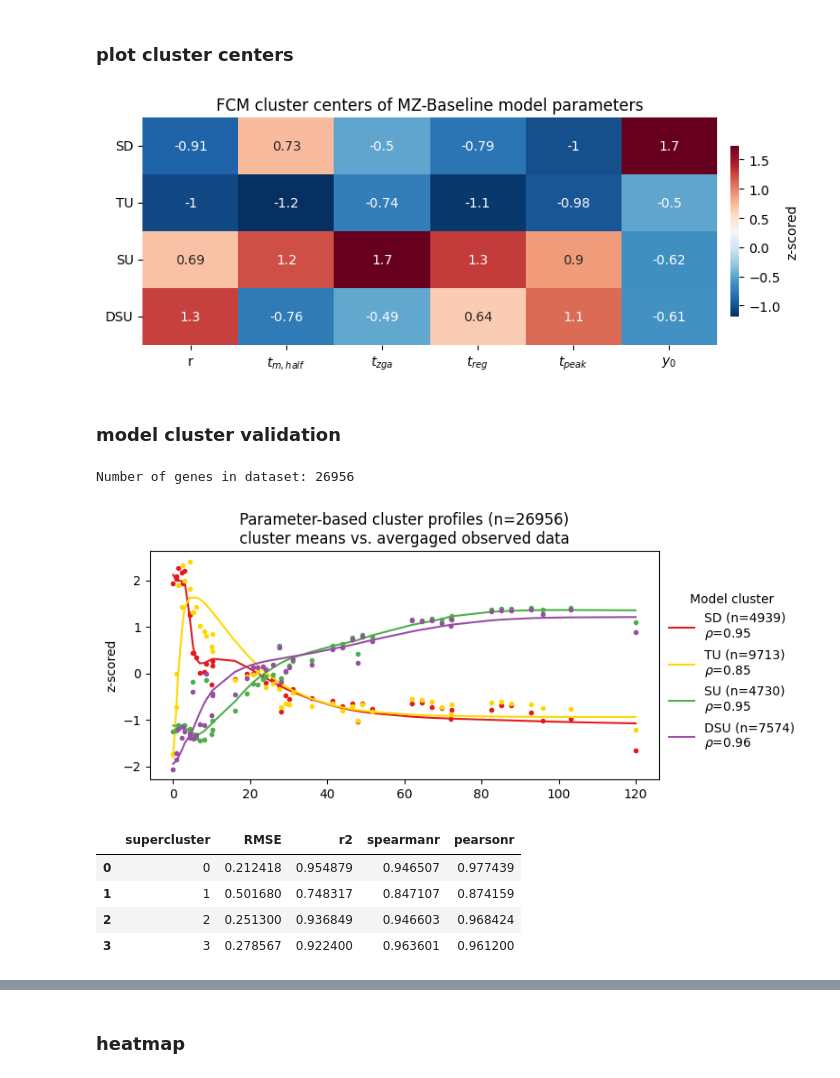
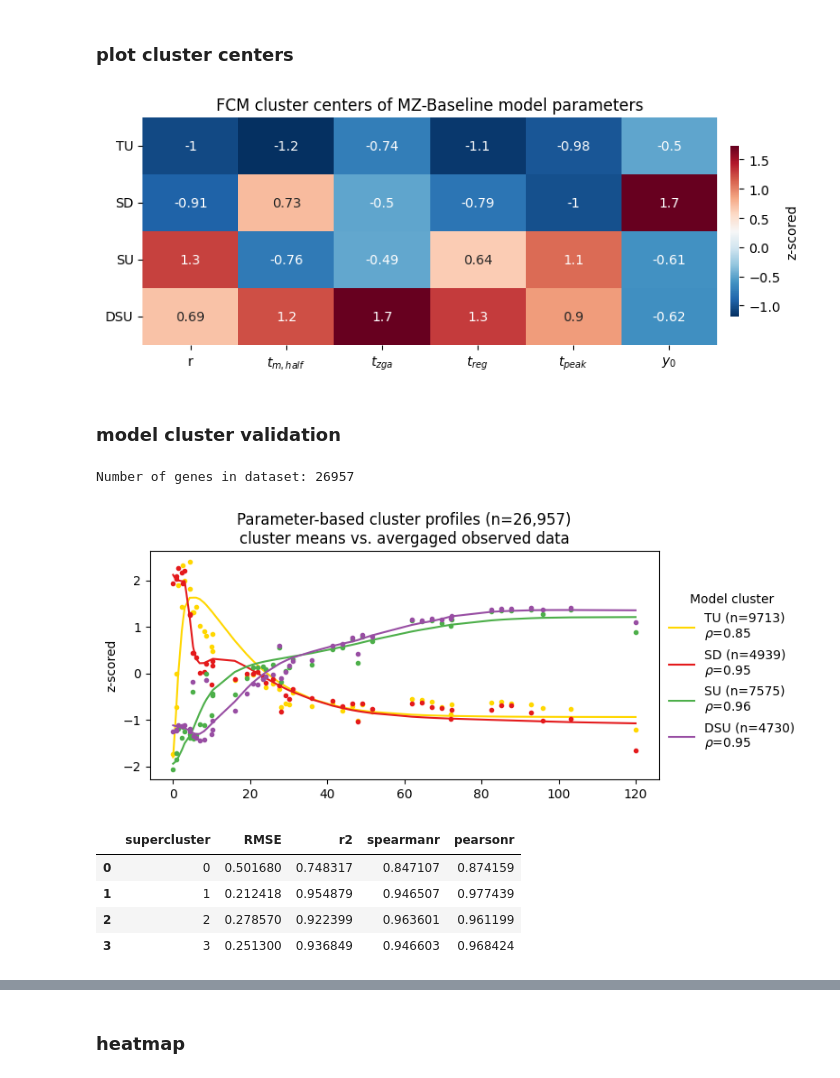
Before and after one commit to mariegrho/Expression_baseline_models, a Jupyter notebook: clustering/eval_param_cluster.ipynb, the cells around one changed output, grey strips where cells are left out. Cells and saved outputs as stored; diff of their text form; code cells hidden in the pictures.

```diff
--- a/clustering/eval_param_cluster.ipynb
+++ b/clustering/eval_param_cluster.ipynb
@@ -10,6 +10,10 @@ import matplotlib.pyplot as plt
 #from fit_trajectories import gof_trajectories
 from scipy.stats import spearmanr, pearsonr
 
+ds = xr.load_dataset("../data/genes_tpms_white_pauli_JN_BK_mean.nc")
+mask = (ds.tpm.max(dim="time", skipna=True) > 0.1).all(dim="source")
+relevant_genes = ds.sel(ensembl_gene_id=mask).ensembl_gene_id.values
+
 col_m = sns.color_palette("Dark2")
 mod_color_dict = {"Basic": col_m[7],"M-decay": col_m[1], "Z-decay": col_m[4],}
 model_order = ["Basic", "M-decay", "Z-decay"]
@@ -19,8 +23,8 @@ norm="zscore"
 gams_cluster_order = ["SD", "SU", "DSU", "N/A"]
 gams_cluster_names = {0 : "SD", 1:"SU", 2:"DSU", 3: "SU", 4: "DSU", np.nan: "N/A"}
 
-p_cluster_order = ["SD", "TU", "SU", "DSU", "N/A"]
-p_cluster_names = {0:"SD", 1: "TU",2: "SU", 3: "DSU", 4:"SU", np.nan: "N/A"}
+p_cluster_order = ["TU", "SD", "SU", "DSU", "N/A"]
+p_cluster_names = {1:"SD", 0: "TU",2: "SU", 3: "DSU", 4:"SU", np.nan: "N/A"}
 
 col_c = sns.color_palette("Set1", n_colors=8)
 cluster_color_dict = {"SD": col_c[0], "DSD": col_c[1], "SU": col_c[2], "DSU": col_c[3],
@@ -35,7 +39,7 @@ subcluster_color_map = {"TU-DSD":sns.color_palette("copper", 3),
              "TD-SU":sns.color_palette("Oranges_r", 3),
              "SU":sns.color_palette("Greens_d", 3),
              "TU":sns.color_palette("RdPu_r", 7),
-             "SD":sns.color_palette("Reds_d", 4),
+             "SD":sns.color_palette("Reds_d", 7),
              "DSD":sns.color_palette("Blues_d", 4),
              "DSU":sns.color_palette("Purples_d",4),
              "TU-DSD":sns.color_palette("YlGn",4),
@@ -360,7 +360,7 @@ centers_da = xr.load_dataset(f"results/joint_param_superclusters_centers_orig.nc
 da = centers_da["cluster_centers_original_units"]
 plot_cluster_centers(da, "joint")
 # %% [output]
-[figure, old version]
+[figure, new version]
 # %% [markdown]
 ### model cluster validation
 # %%
@@ -405,41 +405,41 @@ for c in np.unique(labels.cluster_label.values):
 
     gene_ids = labels['ensembl_gene_id'][labels['cluster_label'] == c].values
 
     obs_c = obs.sel(ensembl_gene_id=gene_ids)
     obs_c_mean = zscore(obs_c.tpm.mean(dim=("ensembl_gene_id")))
     obs_c_std = zscore(obs_c.tpm.std(dim=("ensembl_gene_id",)))
 
     ds_c = ds.sel(ensembl_gene_id=gene_ids)
     ds_c_mean = zscore(ds_c.tpm.mean(dim=("ensembl_gene_id")))
     ds_c_std = zscore(ds_c.tpm.std(dim=("ensembl_gene_id",)))
 
     plt.plot(ds_c_mean.time, ds_c_mean, "-", c=cluster_color_dict[cluster_name],
              label=f"{cluster_name} (n={ds_c.ensembl_gene_id.size})\n"+r"$\rho$"+f"={spearmanr(obs_c_mean, ds_c_mean)[0]:.2f}", )
     plt.plot(obs_c_mean.time, obs_c_mean, ".", c=cluster_color_dict[cluster_name], )
 
     #plt.fill_between(ds_c_mean.time.values, ds_c_mean - ds_c_std,ds_c_mean + ds_c_std, alpha=0.05, color=colors[c])
 
     gof.append({"supercluster":c, "RMSE":rmse(obs_c_mean, ds_c_mean),  "r2":r2(obs_c_mean, ds_c_mean),
                 "spearmanr": spearmanr(obs_c_mean, ds_c_mean)[0], "pearsonr":pearsonr(obs_c_mean, ds_c_mean)[0]})
 
 pd.DataFrame(gof).to_excel("cluster_validation.xlsx")
 
 #plt.xlim(0, 20)
-plt.title(f"Parameter-based cluster profiles (n={len(labels.cluster_label.ensembl_gene_id)})\ncluster means vs. avergaged observed data")
+plt.title(f"Parameter-based cluster profiles (n={len(labels.cluster_label.ensembl_gene_id):,})\ncluster means vs. avergaged observed data")
 plt.ylabel("z-scored")
 plt.legend(loc=(1.01, 0.1), frameon=False, title="Model cluster")
 plt.tight_layout()
 plt.savefig("figs/param_cluster_validation.png", dpi=300)
 plt.show()
 pd.DataFrame(gof)
 # %% [output]
-Number of genes in dataset: 26956
+Number of genes in dataset: 26957
-[figure, old version]
+[figure, new version]
 |  | supercluster | RMSE | r2 | spearmanr | pearsonr |
-| 0 | 0 | 0.212418 | 0.954879 | 0.946507 | 0.977439 |
-| 1 | 1 | 0.501680 | 0.748317 | 0.847107 | 0.874159 |
-| 2 | 2 | 0.251300 | 0.936849 | 0.946603 | 0.968424 |
-| 3 | 3 | 0.278567 | 0.922400 | 0.963601 | 0.961200 |
+| 0 | 0 | 0.501680 | 0.748317 | 0.847107 | 0.874159 |
+| 1 | 1 | 0.212418 | 0.954879 | 0.946507 | 0.977439 |
+| 2 | 2 | 0.278570 | 0.922399 | 0.963601 | 0.961199 |
+| 3 | 3 | 0.251300 | 0.936849 | 0.946603 | 0.968424 |
 # %%
 ## distribution of model parameters per cluster
 
```
Also changed, not shown: parts of 23 cells of this notebook, 33 other files.
